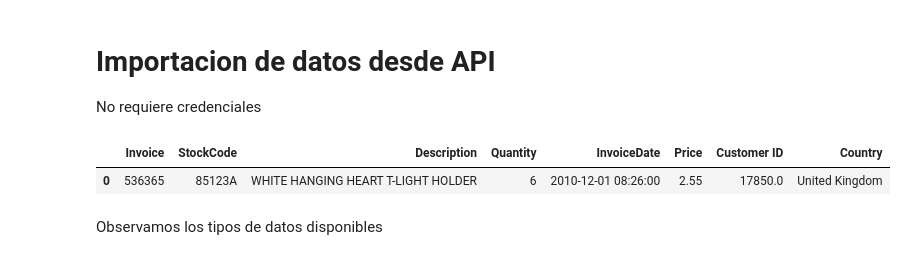
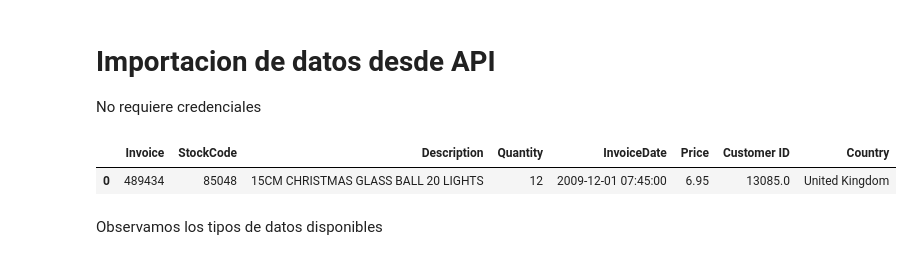
Before and after one commit to No-Country-simulation/s17-17-ft-data-bi, a Jupyter notebook: src/notebooks/eda.ipynb, the cells around one changed output. Cells and saved outputs as stored; diff of their text form; code cells hidden in the pictures.

```diff
--- a/src/notebooks/eda.ipynb
+++ b/src/notebooks/eda.ipynb
@@ -6,32 +6,30 @@ No requiere credenciales
 # %%
 import requests
 import zipfile
 import io
 import pandas as pd
+import os
+import logging
 
-url = "https://archive.ics.uci.edu/static/public/502/online+retail+ii.zip"
+file_path = 'data/raw/online_retail_II.xlsx'
 
-response = requests.request("GET", url)
-
-# Decode the zip file
-zip_file = zipfile.ZipFile(io.BytesIO(response.content))
-zip_file.extractall(path='data')
+if not os.path.exists(file_path):
+    url = "https://archive.ics.uci.edu/static/public/502/online+retail+ii.zip"
+    response = requests.request("GET", url)
+    zip_file = zipfile.ZipFile(io.BytesIO(response.content))
+    zip_file.extractall(path='data/raw')
+    logging.info("Downloaded and extracted the zip file")
 
 # Load the .xlsx file into a pandas dataframe
-year_2009_2010 = pd.read_excel(
-    'data/online_retail_II.xlsx', sheet_name='Year 2009-2010'
-    )
+year_2009_2010 = pd.read_excel(file_path, sheet_name='Year 2009-2010')
+year_2010_2011 = pd.read_excel(file_path, sheet_name='Year 2010-2011')
+logging.info("Loaded the data into a pandas dataframe")
 
-year_2009_2010 = pd.read_excel(
-    'data/online_retail_II.xlsx', sheet_name='Year 2010-2011'
-    )
-
-df = pd.concat([year_2009_2010, year_2009_2010], ignore_index=True)
-
+df = pd.concat([year_2009_2010, year_2010_2011], ignore_index=True)
 df.head(1)
 # %% [output]
 |  | Invoice | StockCode | Description | Quantity | InvoiceDate | Price | Customer ID | Country |
-| 0 | 536365 | 85123A | WHITE HANGING HEART T-LIGHT HOLDER | 6 | 2010-12-01 08:26:00 | 2.55 | 17850.0 | United Kingdom |
+| 0 | 489434 | 85048 | 15CM CHRISTMAS GLASS BALL 20 LIGHTS | 12 | 2009-12-01 07:45:00 | 6.95 | 13085.0 | United Kingdom |
 # %% [markdown]
 Observamos los tipos de datos disponibles
 # %%
```
Also changed, not shown: parts of 34 cells of this notebook.
